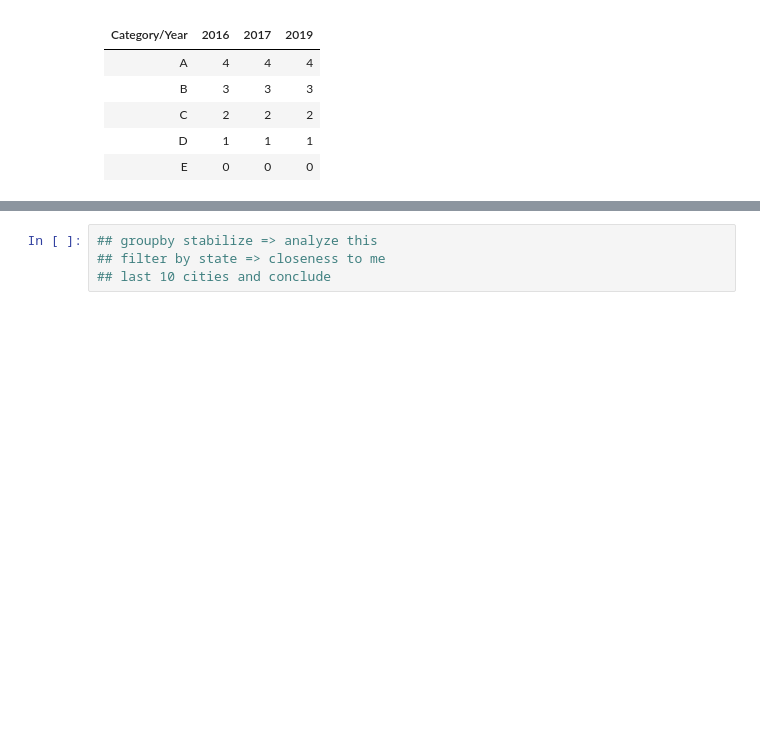
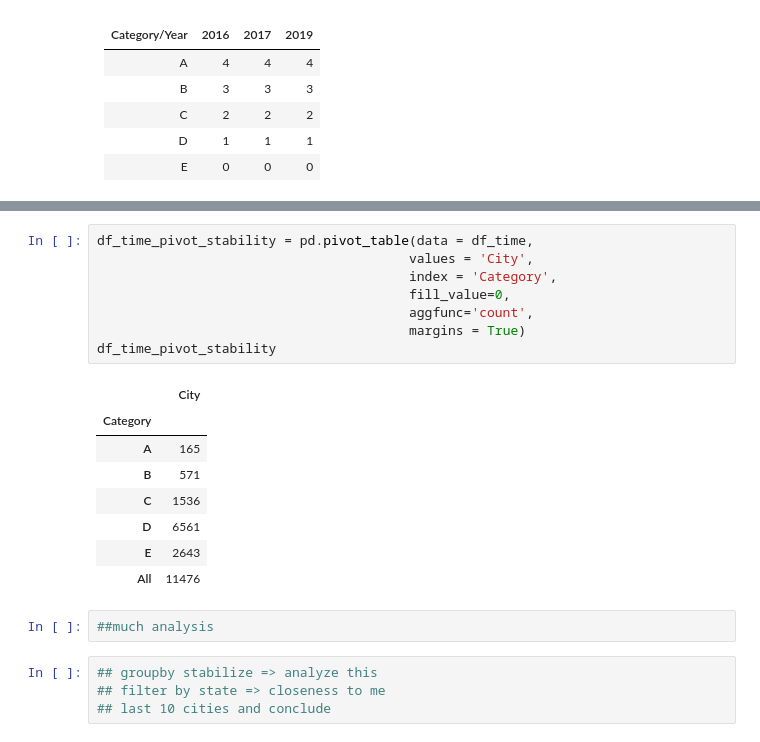
Before and after one commit to juhtolent/Brazil_Tourism, a Jupyter notebook: Exploratory Data Analysis - Tourism.ipynb, the cells around one changed output, grey strips where cells are left out. Cells and saved outputs as stored; diff of their text form; blank space fills up the shorter version.

```diff
--- a/Exploratory Data Analysis - Tourism.ipynb
+++ b/Exploratory Data Analysis - Tourism.ipynb
@@ -457,3 +374,22 @@ df_time['Category Stability'] = df_time.groupby('City Code')['Category Number'].
+# %%
+df_time_pivot_stability = pd.pivot_table(data = df_time,
+                                        values = 'City',
+                                        index = 'Category',
+                                        fill_value=0,
+                                        aggfunc='count',
+                                        margins = True)
+df_time_pivot_stability
+# %% [output]
+|  | City |
+| Category |  |
+| A | 165 |
+| B | 571 |
+| C | 1536 |
+| D | 6561 |
+| E | 2643 |
+| All | 11476 |
+# %%
+##much analysis
 # %%
 ## groupby stabilize => analyze this
 ## filter by state => closeness to me
```
Also changed, not shown: parts of 18 cells of this notebook.
